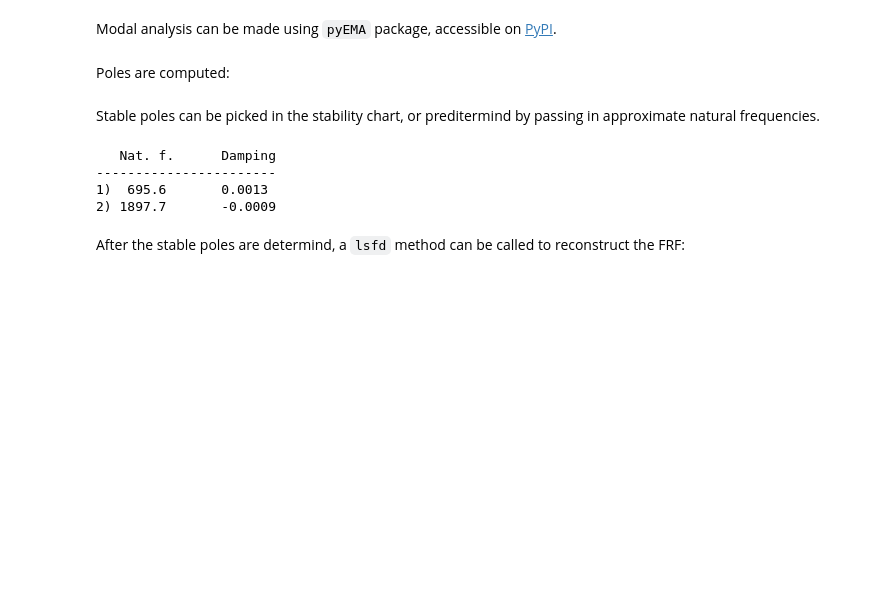
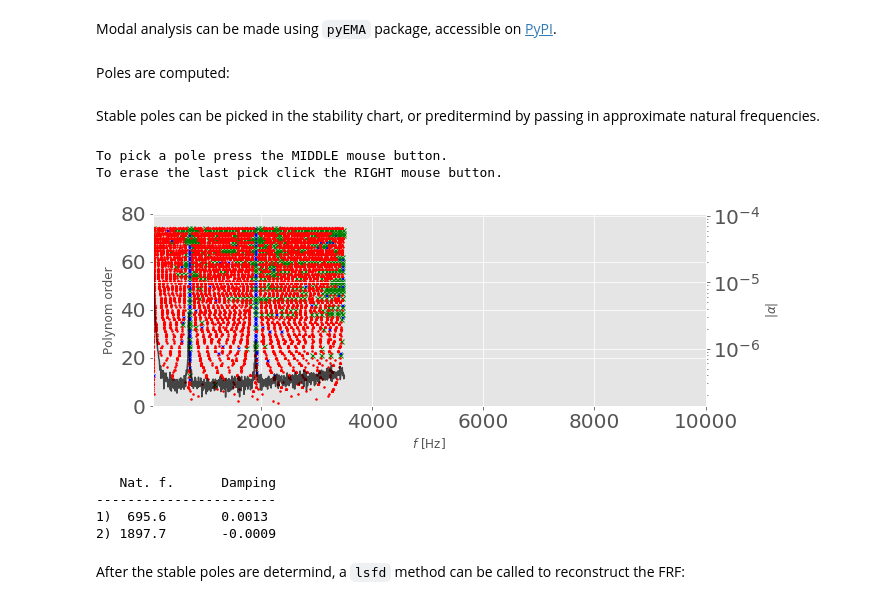
Before and after one commit to ladisk/ImageBasedModalAnalysisTutorial, a Jupyter notebook: ImageBasedModalAnalysisTutorial.ipynb, the cells around one changed output. Drawn from its saved outputs; the diff is of its cells as text; code cells hidden in the pictures; blank space fills up the shorter version.

```diff
--- a/ImageBasedModalAnalysisTutorial.ipynb
+++ b/ImageBasedModalAnalysisTutorial.ipynb
@@ -263,8 +273,9 @@ upper_f_limit = 3500 # upper observed frequency
 First the FFT of displacement is computed:
 # %%
 N = int(video.info['Total Frame'])
-T = 0.25 # s
-dt = T/N
+dt = 1/int(video.info['Record Rate(fps)'])
+T = dt*N
+
 freq_cam = np.fft.rfftfreq(N, dt)
 fft_cam = np.fft.rfft(displacements.T, N) *2/N
 
@@ -304,9 +319,13 @@ cam.get_poles(show_progress=True)
 # %% [markdown]
 Stable poles can be picked in the stability chart, or preditermind by passing in approximate natural frequencies.
 # %%
-# cam.stab_chart(cam.all_poles)
+cam.stab_chart(cam.all_poles)
 approx = [694, 1897]
 cam.identification(approx)
+# %% [output]
+To pick a pole press the MIDDLE mouse button.
+To erase the last pick click the RIGHT mouse button.
+[figure, added]
 # %%
 show_modal_data(cam.nat_freq, cam.nat_xi)
 # %% [output]
```
Also changed, not shown: parts of 16 cells of this notebook, 1 other file.
